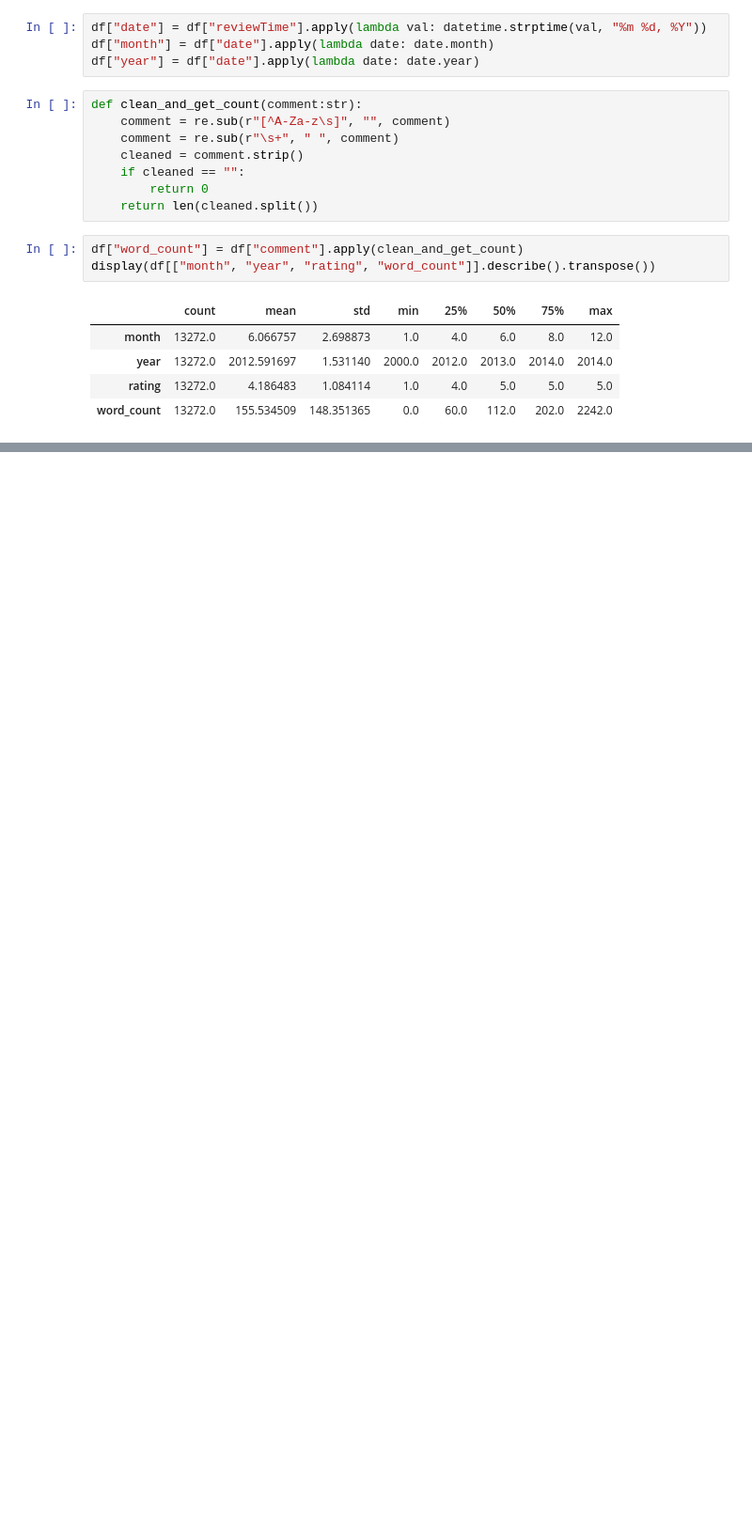
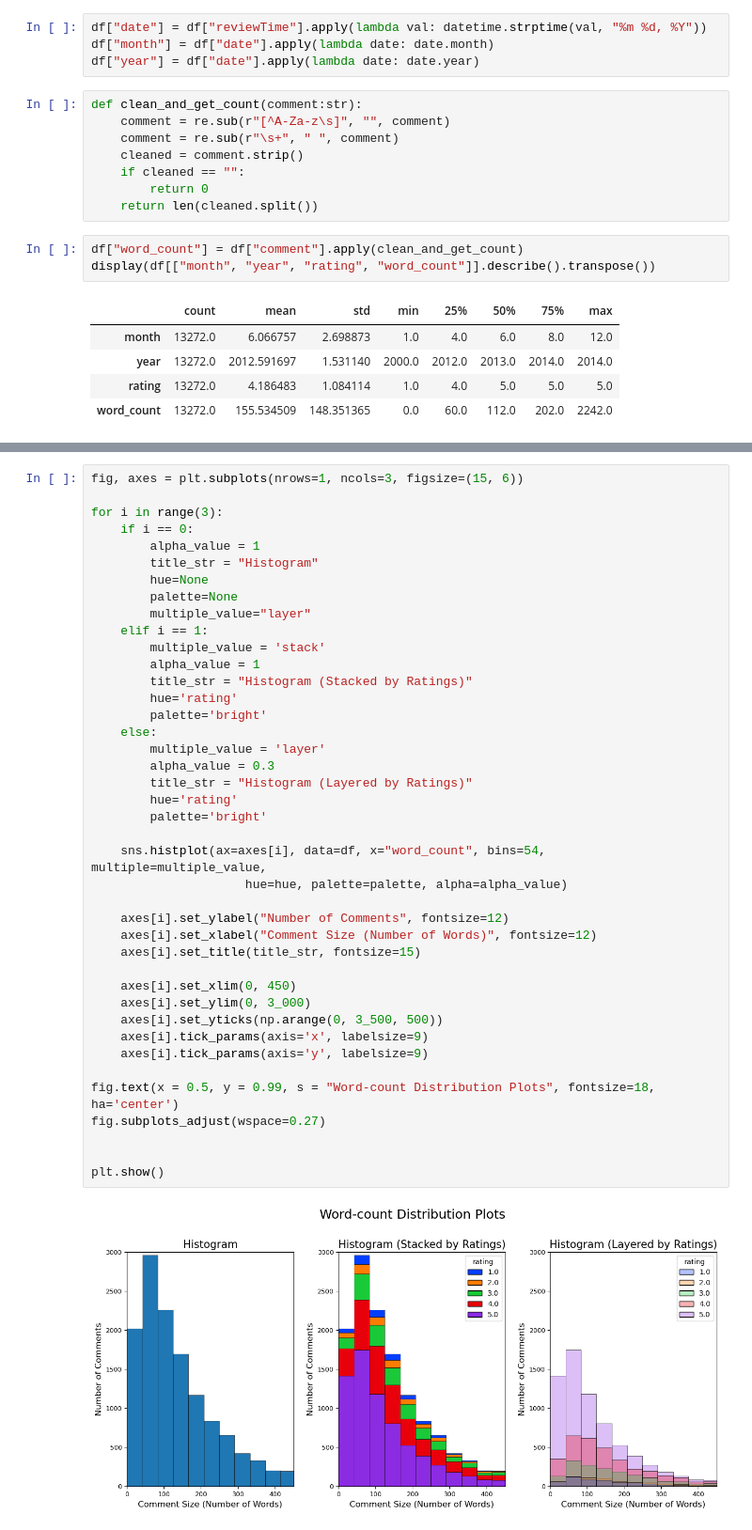
Before and after one commit to evanpaddock/MIS501_PA4, a Jupyter notebook: PA4.ipynb, the cells around one changed output, grey strips where cells are left out. Shown at 94% size. Cells and saved outputs as stored; diff of their text form; blank space fills up the shorter version.

```diff
--- a/PA4.ipynb
+++ b/PA4.ipynb
@@ -76,0 +109,43 @@ display(df[["month", "year", "rating", "word_count"]].describe().transpose())
+# %%
+fig, axes = plt.subplots(nrows=1, ncols=3, figsize=(15, 6))
+
+for i in range(3):
+    if i == 0:
+        alpha_value = 1
+        title_str = "Histogram"
+        hue=None
+        palette=None
+        multiple_value="layer"
+    elif i == 1:
+        multiple_value = 'stack'
+        alpha_value = 1
+        title_str = "Histogram (Stacked by Ratings)"
+        hue='rating'
+        palette='bright'
+    else:
+        multiple_value = 'layer'
+        alpha_value = 0.3
+        title_str = "Histogram (Layered by Ratings)"
+        hue='rating'
+        palette='bright'
+
+    sns.histplot(ax=axes[i], data=df, x="word_count", bins=54, multiple=multiple_value,
+                     hue=hue, palette=palette, alpha=alpha_value)
+
+    axes[i].set_ylabel("Number of Comments", fontsize=12)
+    axes[i].set_xlabel("Comment Size (Number of Words)", fontsize=12)
+    axes[i].set_title(title_str, fontsize=15)
+
+    axes[i].set_xlim(0, 450)
+    axes[i].set_ylim(0, 3_000)
+    axes[i].set_yticks(np.arange(0, 3_500, 500))
+    axes[i].tick_params(axis='x', labelsize=9)
+    axes[i].tick_params(axis='y', labelsize=9)
+
+fig.text(x = 0.5, y = 0.99, s = "Word-count Distribution Plots", fontsize=18, ha='center')
+fig.subplots_adjust(wspace=0.27)
+
+
+plt.show()
+# %% [output]
+[figure, added]
```
Also changed, not shown: parts of 11 cells of this notebook.
